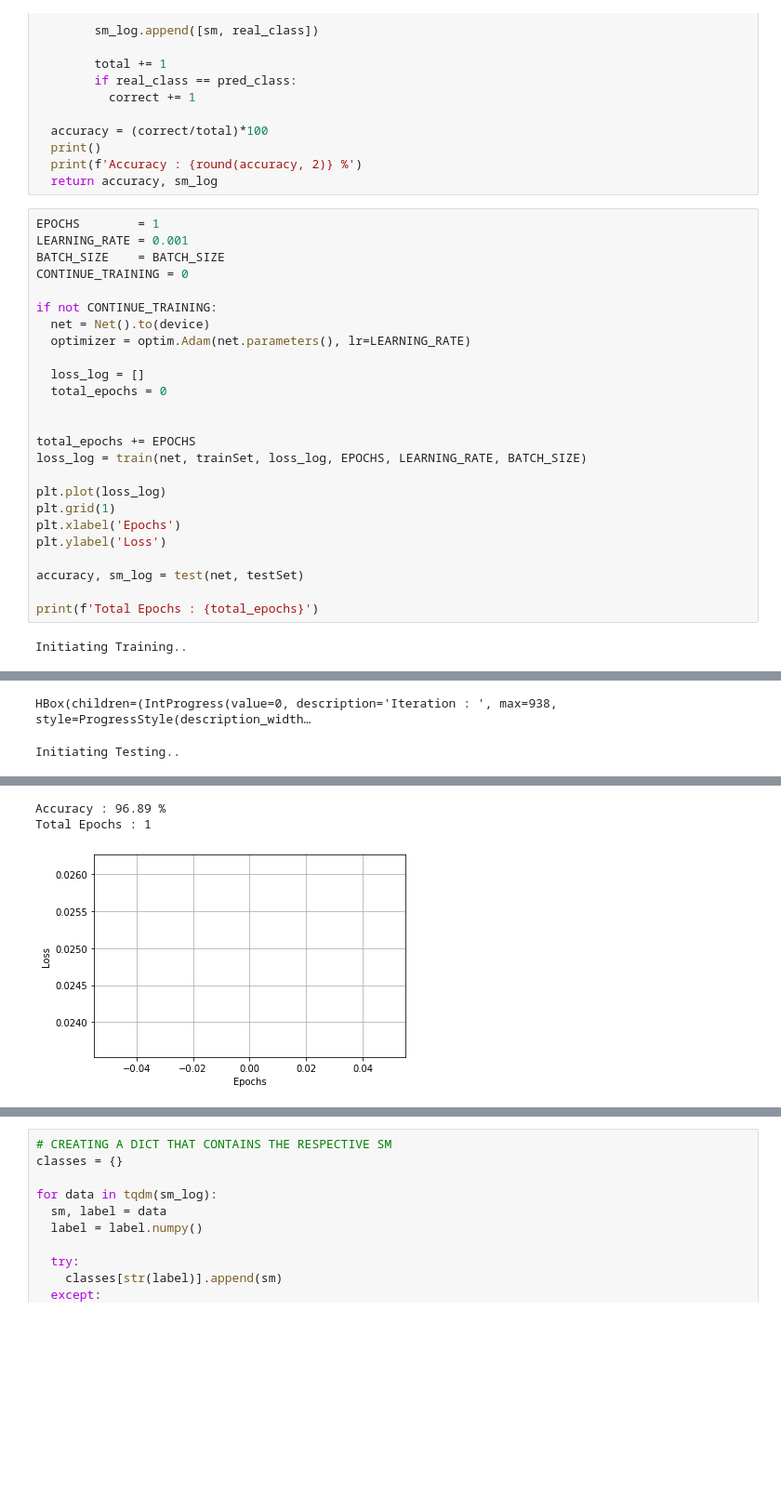
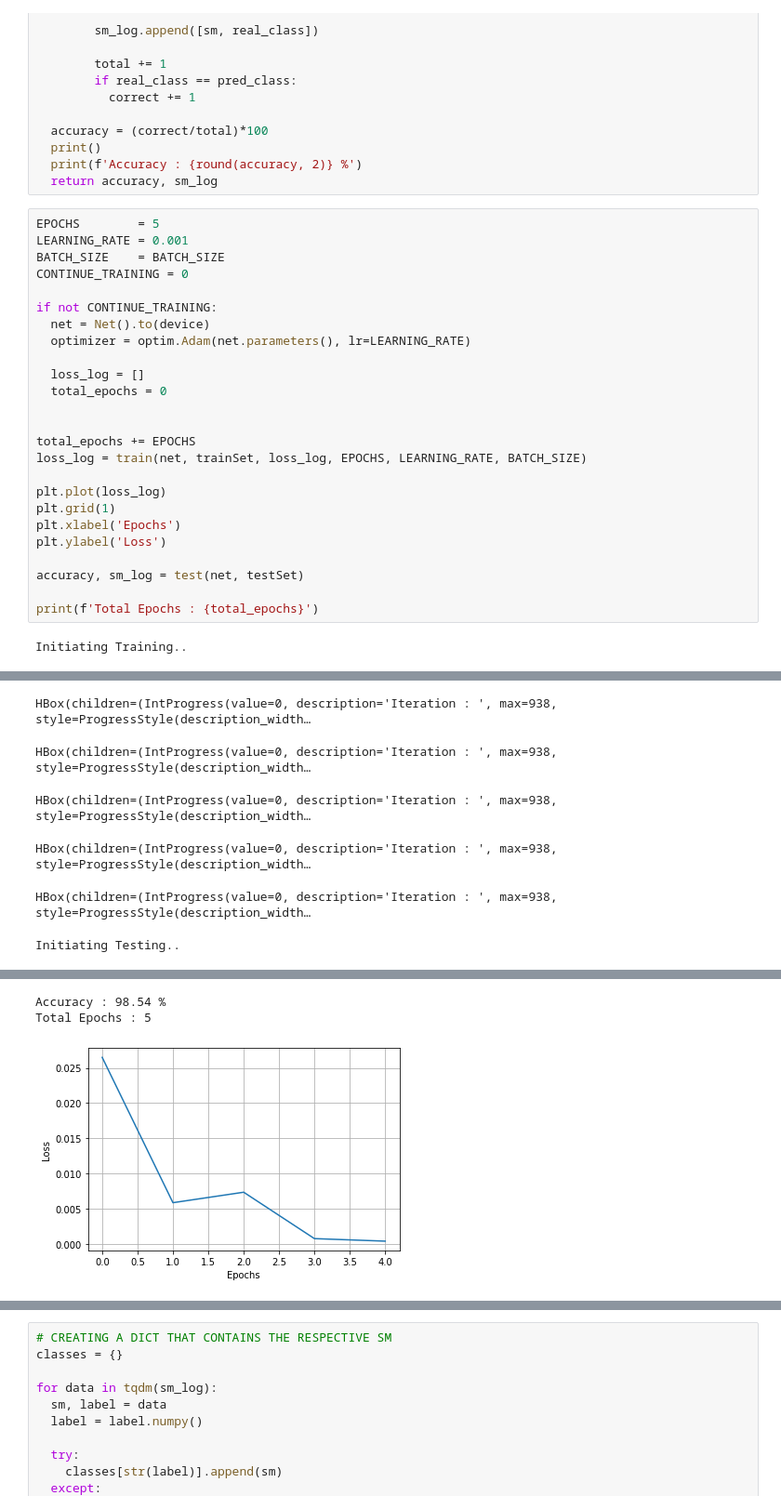
Before and after one commit to ParthikB/siamese, a Jupyter notebook: siamese.ipynb, the cells around one changed output, grey strips where cells are left out. Shown: that part at 93% size. Saved outputs shown, nothing was run; the diff lists cells and outputs as text; blank space fills up the shorter version.

```diff
--- a/siamese.ipynb
+++ b/siamese.ipynb
@@ -174,36 +174,40 @@ def test(net, test_set):
   print(f'Accuracy : {round(accuracy, 2)} %')
   return accuracy, sm_log
 # %%
-EPOCHS        = 1
+EPOCHS        = 5
 LEARNING_RATE = 0.001
 BATCH_SIZE    = BATCH_SIZE
 CONTINUE_TRAINING = 0
 
 if not CONTINUE_TRAINING:
   net = Net().to(device)
   optimizer = optim.Adam(net.parameters(), lr=LEARNING_RATE)
 
   loss_log = []
   total_epochs = 0
 
 
 total_epochs += EPOCHS
 loss_log = train(net, trainSet, loss_log, EPOCHS, LEARNING_RATE, BATCH_SIZE)
 
 plt.plot(loss_log)
 plt.grid(1)
 plt.xlabel('Epochs')
 plt.ylabel('Loss')
 
 accuracy, sm_log = test(net, testSet)
 
 print(f'Total Epochs : {total_epochs}')
 # %% [output]
 Initiating Training..
 [interactive output not drawn]
 HBox(children=(IntProgress(value=0, description='Iteration : ', max=938, style=ProgressStyle(description_width…
-Initiating Testing..
+HBox(children=(IntProgress(value=0, description='Iteration : ', max=938, style=ProgressStyle(description_width…
+HBox(children=(IntProgress(value=0, description='Iteration : ', max=938, style=ProgressStyle(description_width…
+HBox(children=(IntProgress(value=0, description='Iteration : ', max=938, style=ProgressStyle(description_width…
+HBox(children=(IntProgress(value=0, description='Iteration : ', max=938, style=ProgressStyle(description_width…
+Initiating Testing..
 [interactive output not drawn]
-Accuracy : 96.89 %
-Total Epochs : 1
+Accuracy : 98.54 %
+Total Epochs : 5
-[figure, old version]
+[figure, new version]
```
Also changed, not shown: parts of 1 cell of this notebook.
